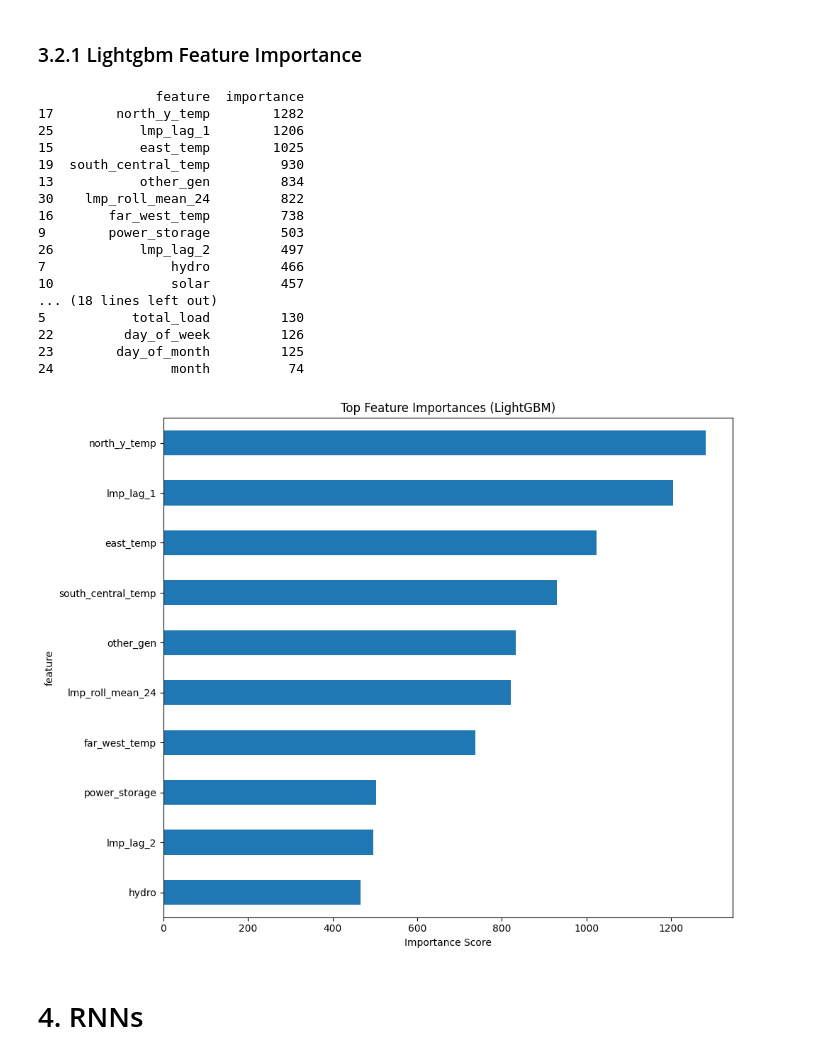
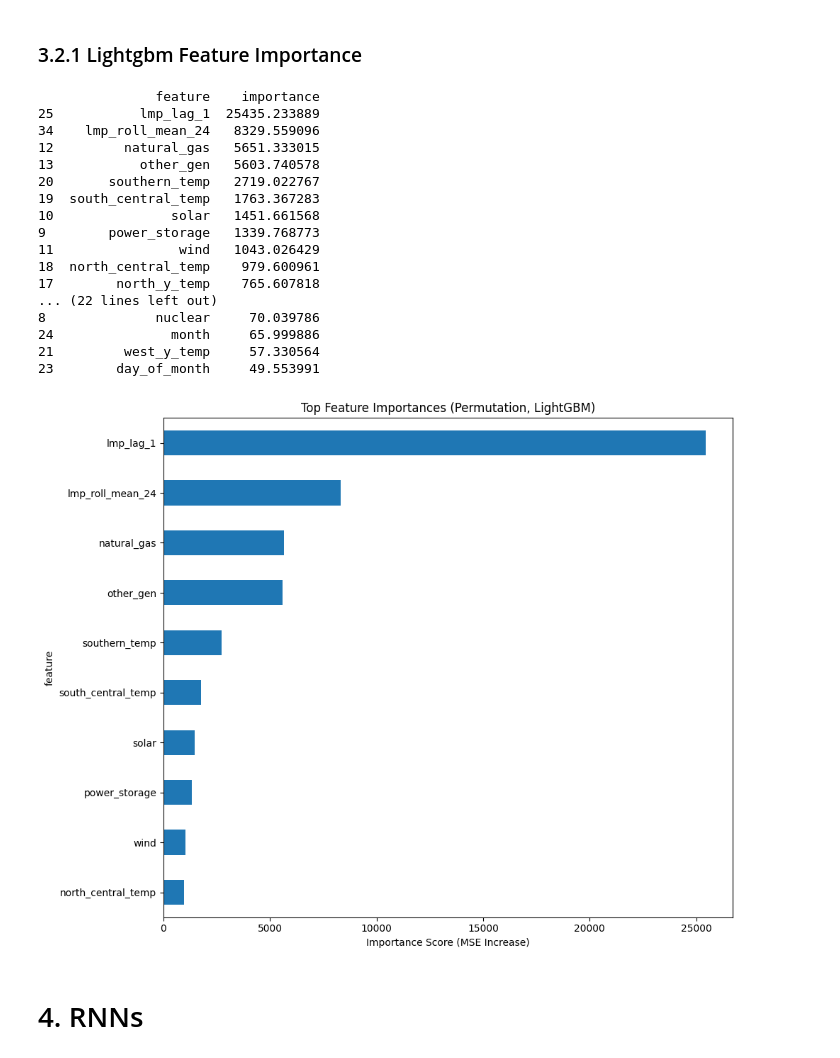
Before and after one commit to jessalynlc/IDS705_final_project, a Jupyter notebook: data_scrape.ipynb, the cells around one changed output. Saved outputs shown, nothing was run; the diff lists cells and outputs as text; code cells hidden in the pictures.

Commit message:
Feature importance code update for xgboost and lightgbm.

```diff
--- a/data_scrape.ipynb
+++ b/data_scrape.ipynb
@@ -685,41 +704,59 @@ RMSE: 72.8178
 # %% [markdown]
 ### 3.2.1 Lightgbm Feature Importance
 # %%
-importances = model.feature_importances_
+# Baseline model performance
+y_pred_baseline = model.predict(X_train)
+baseline_score = mean_squared_error(y_train, y_pred_baseline)
 
+importances = []
+
+# Calculate permutation importance
+for col in X_train.columns:
+    X_shuffled = X_train.copy()
+    X_shuffled[col] = np.random.permutation(X_shuffled[col].values)
+
+    y_pred_shuffled = model.predict(X_shuffled)
+    shuffled_score = mean_squared_error(y_train, y_pred_shuffled)
+
+    # Importance = how much worse the model got when this feature was shuffled
+    importance = shuffled_score - baseline_score
+    importances.append(importance)
+
+# Create DataFrame
 importance_df = pd.DataFrame({
     'feature': X_train.columns,
     'importance': importances
 }).sort_values(by='importance', ascending=False)
 
 print(importance_df)
 
+# Plot top 10 features
 top_n = 10
 importance_df.head(top_n).plot(kind='barh', x='feature', y='importance', figsize=(10, 8), legend=False)
-plt.title("Top Feature Importances (LightGBM)")
-plt.gca().invert_yaxis()  # Highest importance at the top
-plt.xlabel("Importance Score")
+plt.title("Top Feature Importances (Permutation, LightGBM)")
+plt.gca().invert_yaxis()
+plt.xlabel("Importance Score (MSE Increase)")
 plt.tight_layout()
 plt.show()
 # %% [output]
-               feature  importance
-17        north_y_temp        1282
-25           lmp_lag_1        1206
-15           east_temp        1025
-19  south_central_temp         930
-13           other_gen         834
-30    lmp_roll_mean_24         822
-16       far_west_temp         738
-9        power_storage         503
-26           lmp_lag_2         497
-7                hydro         466
-10               solar         457
-... (18 lines left out)
-5           total_load         130
-22         day_of_week         126
-23        day_of_month         125
-24               month          74
+               feature    importance
+25           lmp_lag_1  25435.233889
+34    lmp_roll_mean_24   8329.559096
+12         natural_gas   5651.333015
+13           other_gen   5603.740578
+20       southern_temp   2719.022767
+19  south_central_temp   1763.367283
+10               solar   1451.661568
+9        power_storage   1339.768773
+11                wind   1043.026429
+18  north_central_temp    979.600961
+17        north_y_temp    765.607818
+... (22 lines left out)
+8              nuclear     70.039786
+24               month     65.999886
+21         west_y_temp     57.330564
+23        day_of_month     49.553991
-[figure, old version]
+[figure, new version]
 # %% [markdown]
 # 4. RNNs
 # %% [markdown]
```
Also changed, not shown: parts of 5 cells of this notebook.
